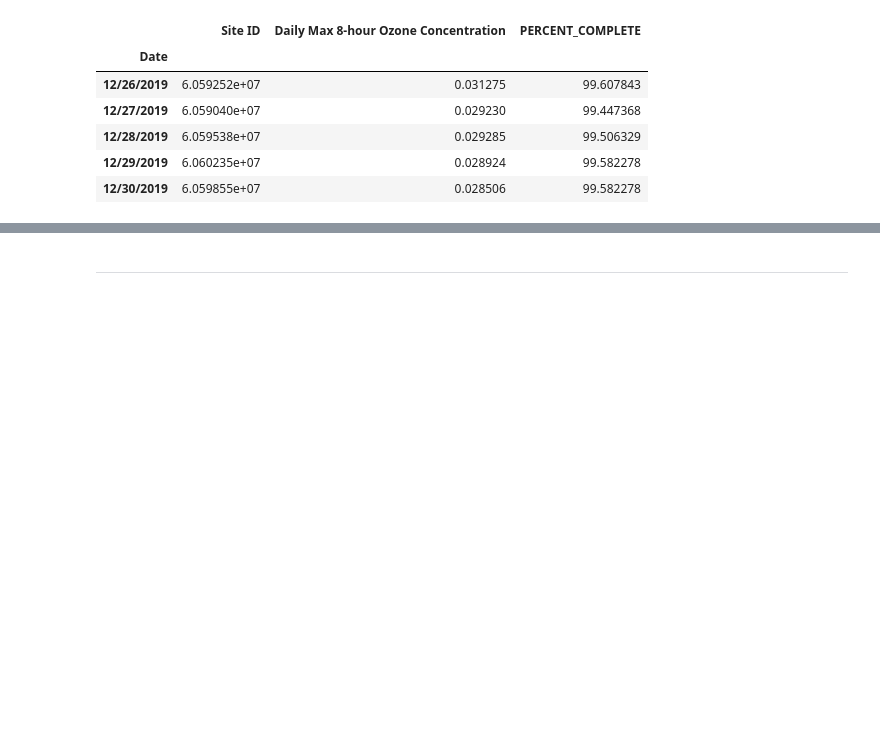
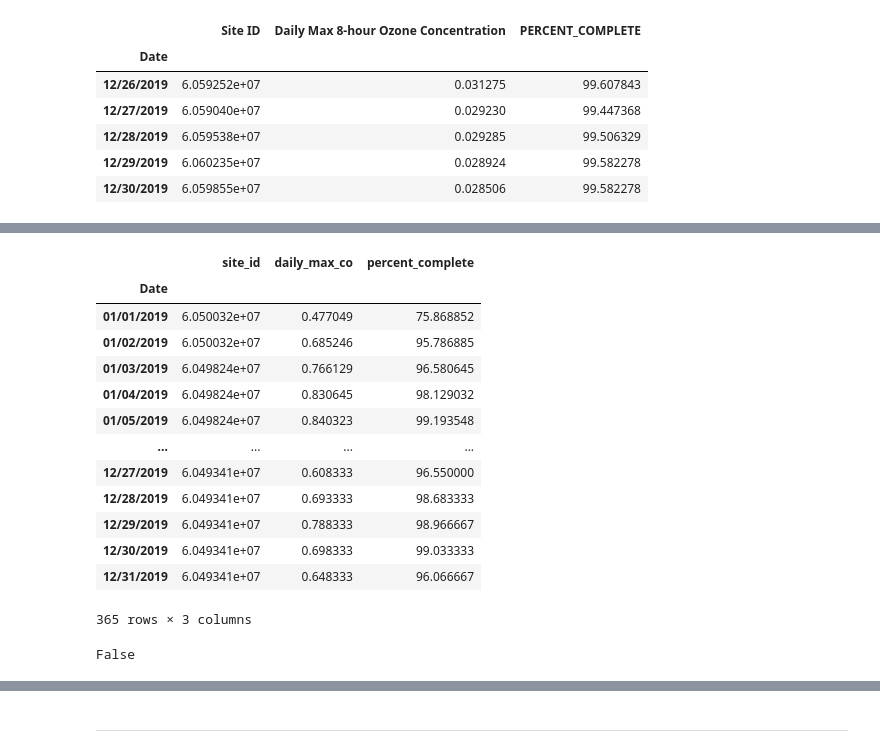
Before and after one commit to thekra-a/DS_capstone, a Jupyter notebook: data_cleaning_2024/AQ_data_cleaning_2024.ipynb, the cells around one changed output, grey strips where cells are left out. Drawn from its saved outputs; the diff is of its cells as text; code cells hidden in the pictures; blank space fills up the shorter version.

```diff
--- a/data_cleaning_2024/AQ_data_cleaning_2024.ipynb
+++ b/data_cleaning_2024/AQ_data_cleaning_2024.ipynb
@@ -197,0 +248,3 @@ o3_19.tail()
+# %%
+#rename columns
+co_19.rename(columns={'Site ID':'site_id', 'Daily Max 8-hour CO Concentration':'daily_max_co','PERCENT_COMPLETE':'percent_complete'}, inplace=True)
@@ -197,0 +290,22 @@ o3_19.tail()
+# %%
+co_19.astype('float64')
+# %% [output]
+|  | site_id | daily_max_co | percent_complete |
+| Date |  |  |  |
+| 01/01/2019 | 6.050032e+07 | 0.477049 | 75.868852 |
+| 01/02/2019 | 6.050032e+07 | 0.685246 | 95.786885 |
+| 01/03/2019 | 6.049824e+07 | 0.766129 | 96.580645 |
+| 01/04/2019 | 6.049824e+07 | 0.830645 | 98.129032 |
+| 01/05/2019 | 6.049824e+07 | 0.840323 | 99.193548 |
+| ... | ... | ... | ... |
+| 12/27/2019 | 6.049341e+07 | 0.608333 | 96.550000 |
+| 12/28/2019 | 6.049341e+07 | 0.693333 | 98.683333 |
+| 12/29/2019 | 6.049341e+07 | 0.788333 | 98.966667 |
+| 12/30/2019 | 6.049341e+07 | 0.698333 | 99.033333 |
+| 12/31/2019 | 6.049341e+07 | 0.648333 | 96.066667 |
+365 rows × 3 columns
+# %%
+#find any % compete below 75
+(co_19['percent_complete'] < 75.0).any()
+# %% [output]
+False
```
Also changed, not shown: parts of 36 cells of this notebook.
